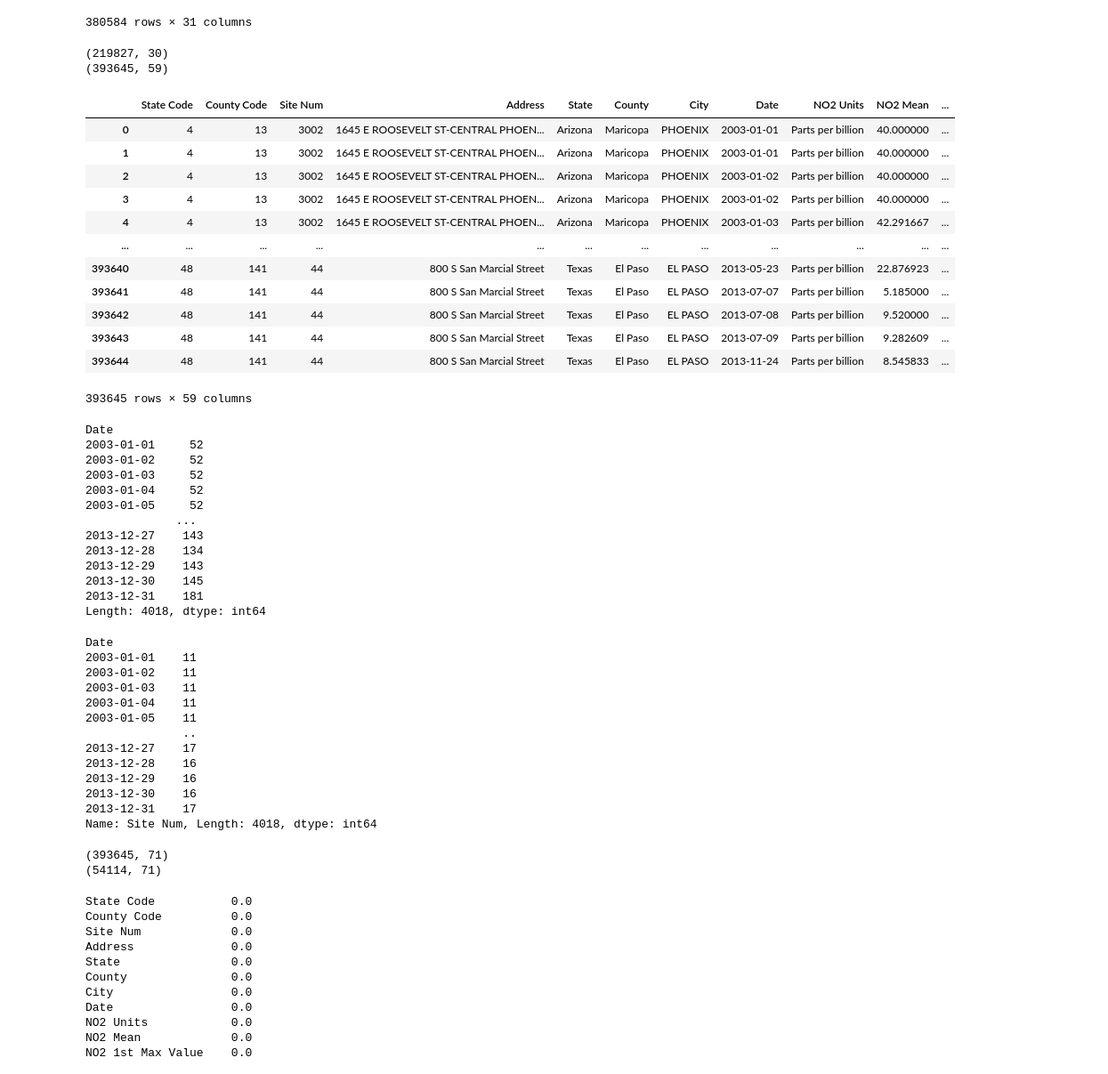
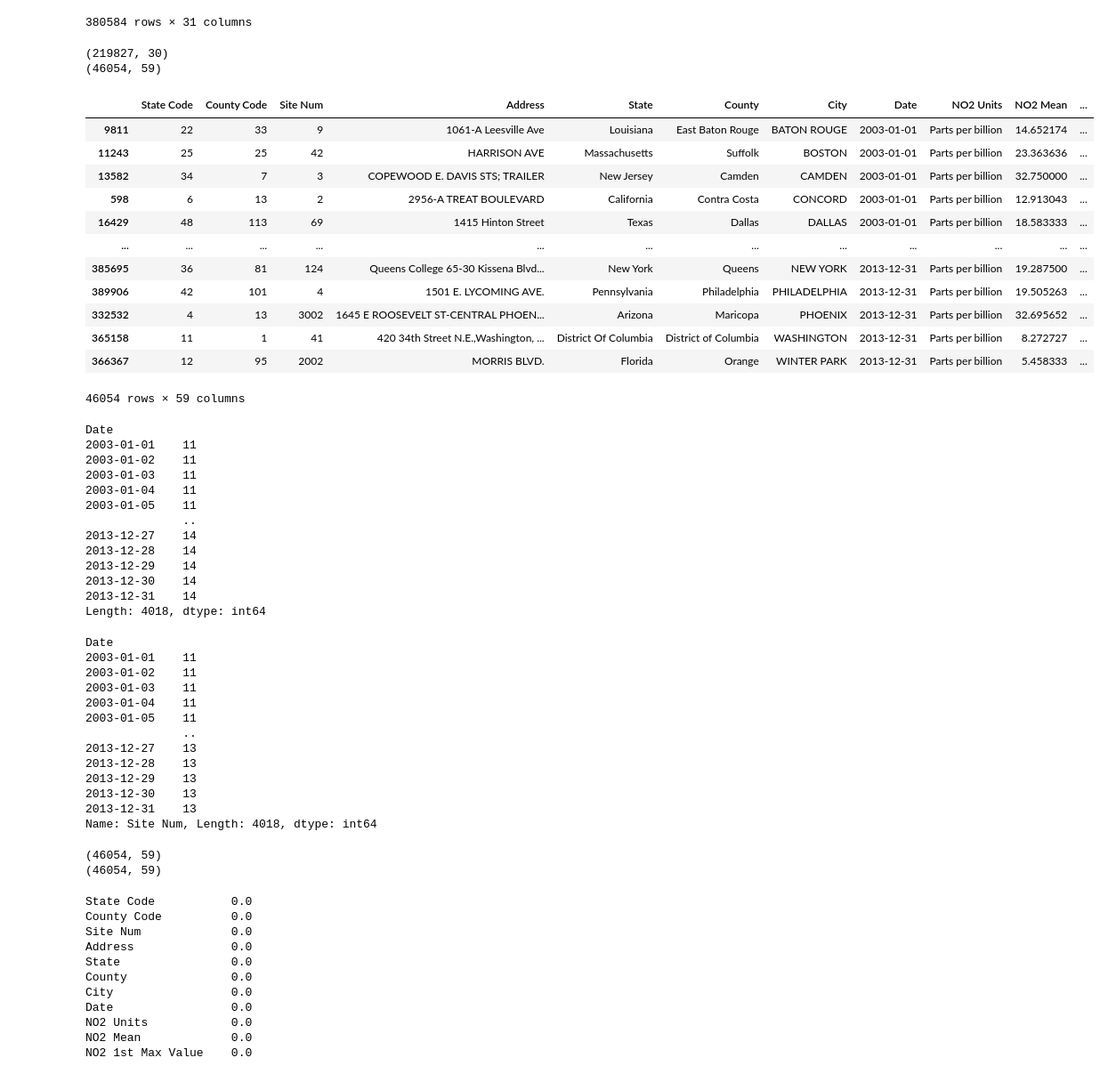
Before and after one commit to tamikamqhum/March_Team_Project, a Jupyter notebook: jupyter_notebooks/PG_Notebook_Weather_laststep.ipynb, the cells around one changed output. Shown: that part at 89% size. Drawn from its saved outputs; the diff is of its cells as text; code cells hidden in the pictures.

```diff
--- a/jupyter_notebooks/PG_Notebook_Weather_laststep.ipynb
+++ b/jupyter_notebooks/PG_Notebook_Weather_laststep.ipynb
@@ -144,7 +139,7 @@ weather_data
 384067 rows × 23 columns
 # %%
 # load Us_Stations_with_City_10km.csv
-stations = pd.read_csv('Outputs/Us_Stations_with_City_10km.csv')
+stations = pd.read_csv('Source_Data/Us_Stations_with_City_100km.csv')
 # get siteId from StationId - last 4 characters
 stations['SiteId'] = stations['StationId'].str[-8:]
 # format StationId as capitals
@@ -199,47 +194,44 @@ weather_data
 # %%
 # filter pollution data to have 1 record per city per day using the record with the lowest CityDistance
 print(pollution_data_cleaned.shape)
 # merge pollution data with weather data on date and location only take first match
 merged_data = pd.merge(pollution_data_cleaned, weather_data, on=['Date', 'City'], how='inner')
-
-
-# merged_data = pd.merge(pollution_data_cleaned, weather_data, left_on=['Date', 'City'], right_on=['Date', 'City'], how='inner')
-
+merged_data = merged_data.sort_values(by=['Date', 'City', 'CityDistance']).drop_duplicates(subset=['Date', 'City'], keep='first')
 print(merged_data.shape)
 merged_data
 # %% [output]
 (219827, 30)
-(393645, 59)
+(46054, 59)
 |  | State Code | County Code | Site Num | Address | State | County | City | Date | NO2 Units | NO2 Mean | ... |
-| 0 | 4 | 13 | 3002 | 1645 E ROOSEVELT ST-CENTRAL PHOEN... | Arizona | Maricopa | PHOENIX | 2003-01-01 | Parts per billion | 40.000000 | ... |
-| 1 | 4 | 13 | 3002 | 1645 E ROOSEVELT ST-CENTRAL PHOEN... | Arizona | Maricopa | PHOENIX | 2003-01-01 | Parts per billion | 40.000000 | ... |
-| 2 | 4 | 13 | 3002 | 1645 E ROOSEVELT ST-CENTRAL PHOEN... | Arizona | Maricopa | PHOENIX | 2003-01-02 | Parts per billion | 40.000000 | ... |
-| 3 | 4 | 13 | 3002 | 1645 E ROOSEVELT ST-CENTRAL PHOEN... | Arizona | Maricopa | PHOENIX | 2003-01-02 | Parts per billion | 40.000000 | ... |
-| 4 | 4 | 13 | 3002 | 1645 E ROOSEVELT ST-CENTRAL PHOEN... | Arizona | Maricopa | PHOENIX | 2003-01-03 | Parts per billion | 42.291667 | ... |
+| 9811 | 22 | 33 | 9 | 1061-A Leesville Ave | Louisiana | East Baton Rouge | BATON ROUGE | 2003-01-01 | Parts per billion | 14.652174 | ... |
+| 11243 | 25 | 25 | 42 | HARRISON AVE | Massachusetts | Suffolk | BOSTON | 2003-01-01 | Parts per billion | 23.363636 | ... |
+| 13582 | 34 | 7 | 3 | COPEWOOD E. DAVIS STS; TRAILER | New Jersey | Camden | CAMDEN | 2003-01-01 | Parts per billion | 32.750000 | ... |
+| 598 | 6 | 13 | 2 | 2956-A TREAT BOULEVARD | California | Contra Costa | CONCORD | 2003-01-01 | Parts per billion | 12.913043 | ... |
+| 16429 | 48 | 113 | 69 | 1415 Hinton Street | Texas | Dallas | DALLAS | 2003-01-01 | Parts per billion | 18.583333 | ... |
 | ... | ... | ... | ... | ... | ... | ... | ... | ... | ... | ... | ... |
-| 393640 | 48 | 141 | 44 | 800 S San Marcial Street | Texas | El Paso | EL PASO | 2013-05-23 | Parts per billion | 22.876923 | ... |
-| 393641 | 48 | 141 | 44 | 800 S San Marcial Street | Texas | El Paso | EL PASO | 2013-07-07 | Parts per billion | 5.185000 | ... |
-| 393642 | 48 | 141 | 44 | 800 S San Marcial Street | Texas | El Paso | EL PASO | 2013-07-08 | Parts per billion | 9.520000 | ... |
-| 393643 | 48 | 141 | 44 | 800 S San Marcial Street | Texas | El Paso | EL PASO | 2013-07-09 | Parts per billion | 9.282609 | ... |
-| 393644 | 48 | 141 | 44 | 800 S San Marcial Street | Texas | El Paso | EL PASO | 2013-11-24 | Parts per billion | 8.545833 | ... |
+| 385695 | 36 | 81 | 124 | Queens College 65-30 Kissena Blvd... | New York | Queens | NEW YORK | 2013-12-31 | Parts per billion | 19.287500 | ... |
+| 389906 | 42 | 101 | 4 | 1501 E. LYCOMING AVE. | Pennsylvania | Philadelphia | PHILADELPHIA | 2013-12-31 | Parts per billion | 19.505263 | ... |
+| 332532 | 4 | 13 | 3002 | 1645 E ROOSEVELT ST-CENTRAL PHOEN... | Arizona | Maricopa | PHOENIX | 2013-12-31 | Parts per billion | 32.695652 | ... |
+| 365158 | 11 | 1 | 41 | 420 34th Street N.E.,Washington, ... | District Of Columbia | District of Columbia | WASHINGTON | 2013-12-31 | Parts per billion | 8.272727 | ... |
+| 366367 | 12 | 95 | 2002 | MORRIS BLVD. | Florida | Orange | WINTER PARK | 2013-12-31 | Parts per billion | 5.458333 | ... |
-393645 rows × 59 columns
+46054 rows × 59 columns
 # %%
 # count of records By Date
 datecount = merged_data.groupby('Date').size()
 datecount
 # %% [output]
 Date
-2003-01-01     52
-2003-01-02     52
-2003-01-03     52
-2003-01-04     52
-2003-01-05     52
-             ...
-2013-12-27    143
-2013-12-28    134
-2013-12-29    143
-2013-12-30    145
-2013-12-31    181
+2003-01-01    11
+2003-01-02    11
+2003-01-03    11
+2003-01-04    11
+2003-01-05    11
+              ..
+2013-12-27    14
+2013-12-28    14
+2013-12-29    14
+2013-12-30    14
+2013-12-31    14
 Length: 4018, dtype: int64
 # %%
 # count unique pollution sites per day
@@ -253,11 +245,11 @@ Date
 2003-01-04    11
 2003-01-05    11
               ..
-2013-12-27    17
-2013-12-28    16
-2013-12-29    16
-2013-12-30    16
-2013-12-31    17
+2013-12-27    13
+2013-12-28    13
+2013-12-29    13
+2013-12-30    13
+2013-12-31    13
 Name: Site Num, Length: 4018, dtype: int64
 # %%
 # deduplicate merged data to provide 1 row per Date, city, county, state, address, site num, county code, state code, choosing record with lowest CityDistance if multiple records exist
@@ -266,8 +258,8 @@ print(merged_data_sort.shape)
 merged_data_dedupe = merged_data_sort.drop_duplicates(subset=['Date', 'City', 'County', 'State', 'Address', 'Site Num', 'County Code', 'State Code'], keep='first')
 print(merged_data_dedupe.shape)
 # %% [output]
-(393645, 71)
-(54114, 71)
+(46054, 59)
+(46054, 59)
 # %%
 #  display Percentage of null values in each column
 null_values_percentage = merged_data_dedupe.isnull().sum() / len(merged_data) * 100
```
Also changed, not shown: parts of 13 cells of this notebook, 4 other files.
